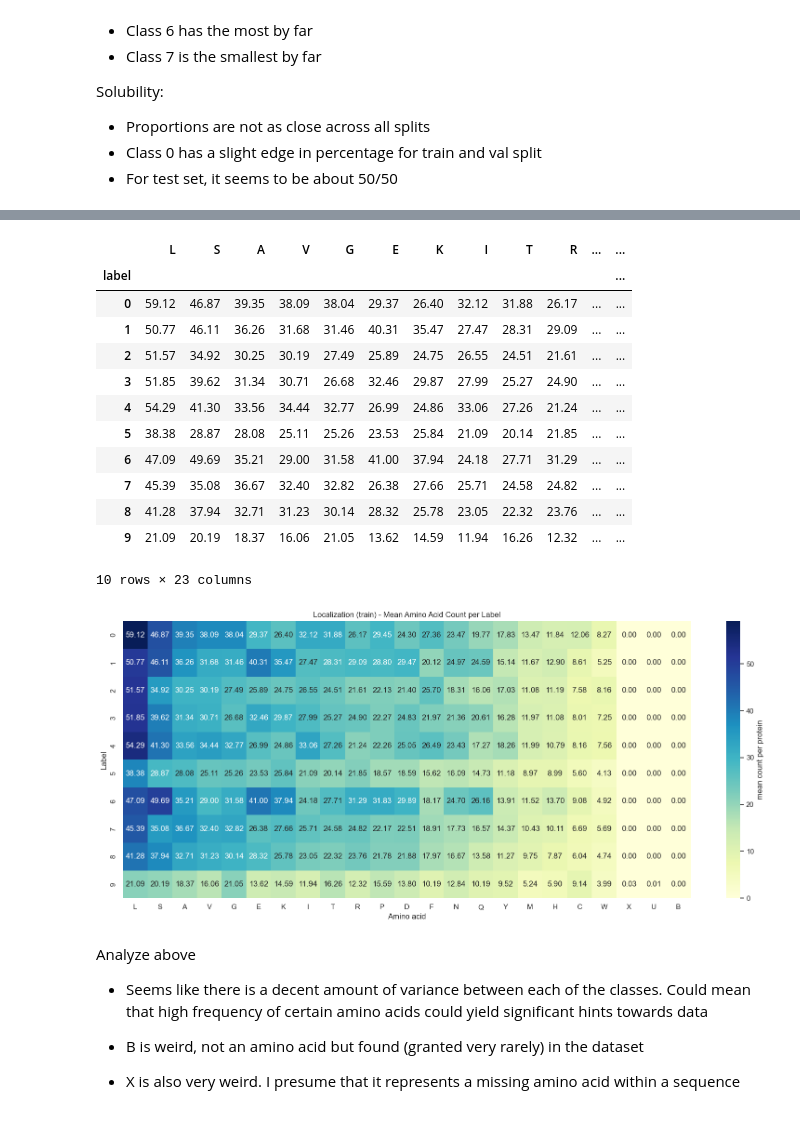
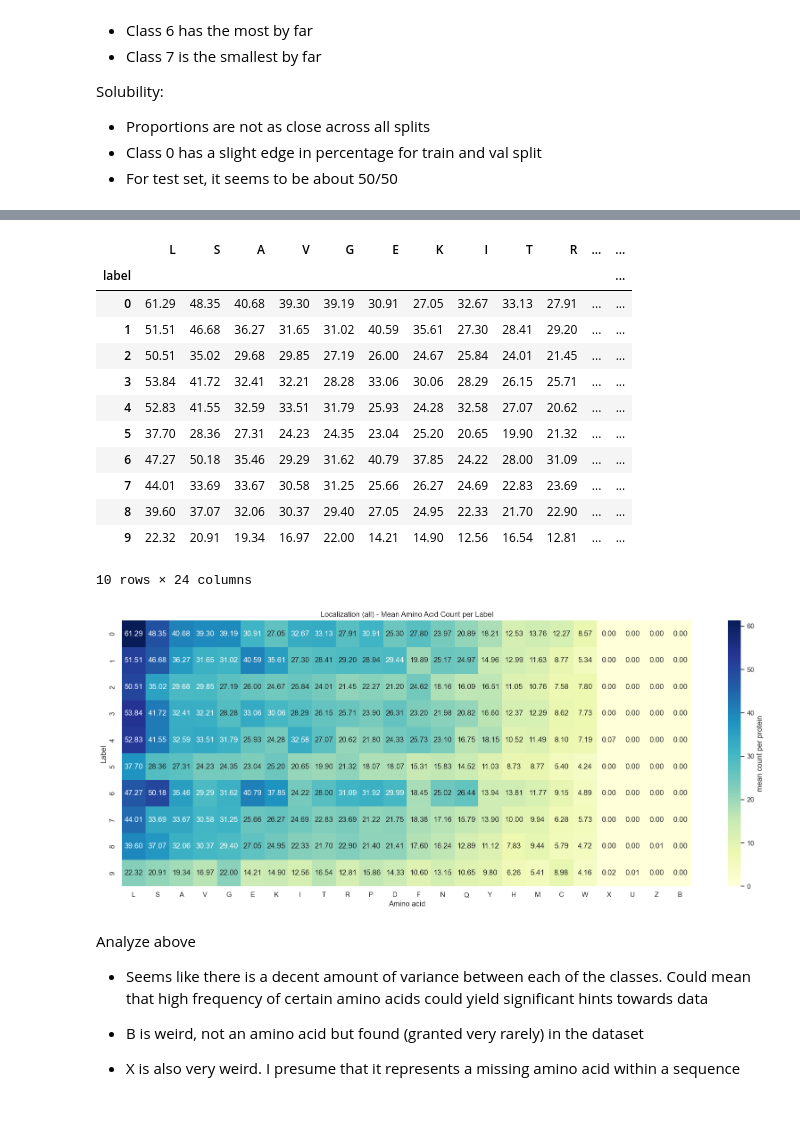
Before and after one commit to Jschechter18/protein-sequence-augmentation, a Jupyter notebook: eda/eda.ipynb, the cells around one changed output, grey strips where cells are left out. Cells and saved outputs as stored; diff of their text form; code cells hidden in the pictures.

```diff
--- a/eda/eda.ipynb
+++ b/eda/eda.ipynb
@@ -213,22 +399,22 @@ def mean_aa_counts_by_label(dfs_by_split, task_name, use_split='train'):
 
     return mean_counts
 # %%
-loc_mean_counts = mean_aa_counts_by_label(localization_dfs, 'localization', use_split='train')
+loc_mean_counts = mean_aa_counts_by_label(localization_dfs, 'localization', use_split='all')
 # %% [output]
 |  | L | S | A | V | G | E | K | I | T | R | ... | ... |
 | label |  |  |  |  |  |  |  |  |  |  |  | ... |
-| 0 | 59.12 | 46.87 | 39.35 | 38.09 | 38.04 | 29.37 | 26.40 | 32.12 | 31.88 | 26.17 | ... | ... |
-| 1 | 50.77 | 46.11 | 36.26 | 31.68 | 31.46 | 40.31 | 35.47 | 27.47 | 28.31 | 29.09 | ... | ... |
-| 2 | 51.57 | 34.92 | 30.25 | 30.19 | 27.49 | 25.89 | 24.75 | 26.55 | 24.51 | 21.61 | ... | ... |
-| 3 | 51.85 | 39.62 | 31.34 | 30.71 | 26.68 | 32.46 | 29.87 | 27.99 | 25.27 | 24.90 | ... | ... |
-| 4 | 54.29 | 41.30 | 33.56 | 34.44 | 32.77 | 26.99 | 24.86 | 33.06 | 27.26 | 21.24 | ... | ... |
-| 5 | 38.38 | 28.87 | 28.08 | 25.11 | 25.26 | 23.53 | 25.84 | 21.09 | 20.14 | 21.85 | ... | ... |
-| 6 | 47.09 | 49.69 | 35.21 | 29.00 | 31.58 | 41.00 | 37.94 | 24.18 | 27.71 | 31.29 | ... | ... |
-| 7 | 45.39 | 35.08 | 36.67 | 32.40 | 32.82 | 26.38 | 27.66 | 25.71 | 24.58 | 24.82 | ... | ... |
-| 8 | 41.28 | 37.94 | 32.71 | 31.23 | 30.14 | 28.32 | 25.78 | 23.05 | 22.32 | 23.76 | ... | ... |
-| 9 | 21.09 | 20.19 | 18.37 | 16.06 | 21.05 | 13.62 | 14.59 | 11.94 | 16.26 | 12.32 | ... | ... |
+| 0 | 61.29 | 48.35 | 40.68 | 39.30 | 39.19 | 30.91 | 27.05 | 32.67 | 33.13 | 27.91 | ... | ... |
+| 1 | 51.51 | 46.68 | 36.27 | 31.65 | 31.02 | 40.59 | 35.61 | 27.30 | 28.41 | 29.20 | ... | ... |
+| 2 | 50.51 | 35.02 | 29.68 | 29.85 | 27.19 | 26.00 | 24.67 | 25.84 | 24.01 | 21.45 | ... | ... |
+| 3 | 53.84 | 41.72 | 32.41 | 32.21 | 28.28 | 33.06 | 30.06 | 28.29 | 26.15 | 25.71 | ... | ... |
+| 4 | 52.83 | 41.55 | 32.59 | 33.51 | 31.79 | 25.93 | 24.28 | 32.58 | 27.07 | 20.62 | ... | ... |
+| 5 | 37.70 | 28.36 | 27.31 | 24.23 | 24.35 | 23.04 | 25.20 | 20.65 | 19.90 | 21.32 | ... | ... |
+| 6 | 47.27 | 50.18 | 35.46 | 29.29 | 31.62 | 40.79 | 37.85 | 24.22 | 28.00 | 31.09 | ... | ... |
+| 7 | 44.01 | 33.69 | 33.67 | 30.58 | 31.25 | 25.66 | 26.27 | 24.69 | 22.83 | 23.69 | ... | ... |
+| 8 | 39.60 | 37.07 | 32.06 | 30.37 | 29.40 | 27.05 | 24.95 | 22.33 | 21.70 | 22.90 | ... | ... |
+| 9 | 22.32 | 20.91 | 19.34 | 16.97 | 22.00 | 14.21 | 14.90 | 12.56 | 16.54 | 12.81 | ... | ... |
-10 rows × 23 columns
+10 rows × 24 columns
-[figure, old version]
+[figure, new version]
 # %% [markdown]
 Analyze above
 - Seems like there is a decent amount of variance between each of the classes. Could mean that high frequency of certain amino acids could yield significant hints towards data
```
Also changed, not shown: parts of 31 cells of this notebook.
